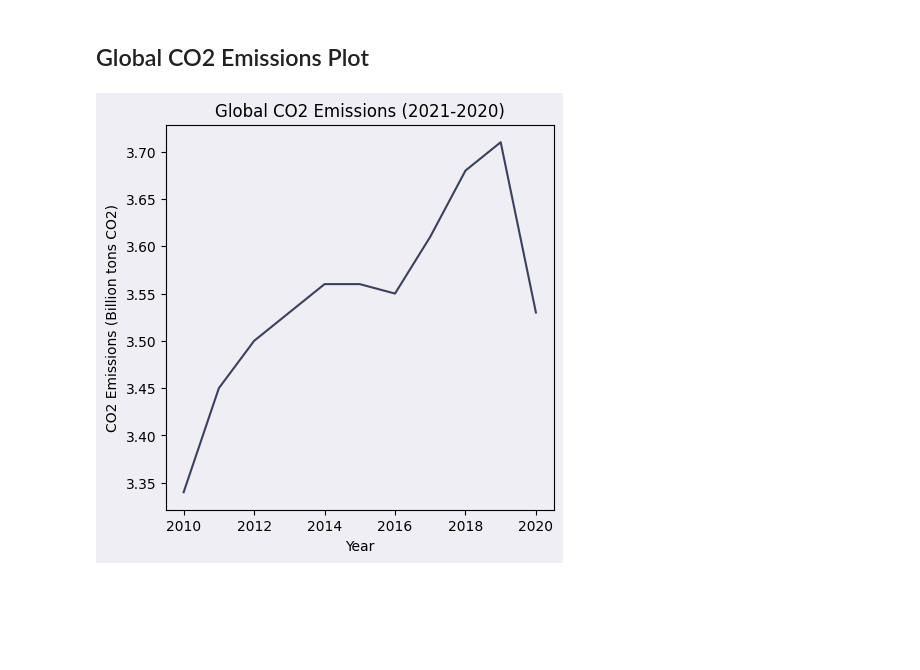
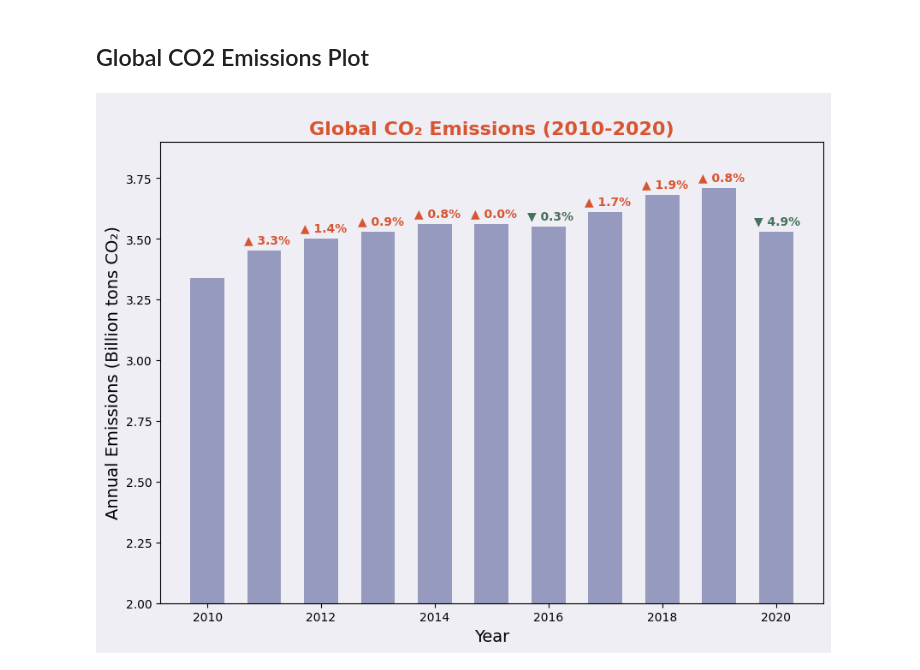
Before and after one commit to simonabors/worlddataviz, a Jupyter notebook: What_just_happened_viz.ipynb, the cells around one changed output. Cells and saved outputs as stored; diff of their text form; code cells hidden in the pictures; blank space fills up the shorter version.

Commit message:
update global emissions chart

```diff
--- a/What_just_happened_viz.ipynb
+++ b/What_just_happened_viz.ipynb
@@ -685,16 +685,30 @@ plt.show()
 [figure]
 # %% [markdown]
 ## Global CO2 Emissions Plot
-# %%
-fig, ax = plt.subplots(1, figsize=(5, 5))
-fig.set_facecolor('#eeeef4')
-ax.set_facecolor('#eeeef4')
-
-plt.plot(energy.global_co2_emissions, color='#3d405b')
-plt.title('Global CO2 Emissions (2010-2020)')
-plt.xlabel('Year')
-plt.ylabel('CO2 Emissions (Billion tons CO2)')
-plt.savefig('GlobalGreenhouseGasEmissions_20230122.svg', format='svg')
-plt.show()
-# %% [output]
-[figure, removed]
+# %%
+energy['global_co2_delta'] = round((energy['global_co2_emissions'] / energy['global_co2_emissions'].shift(1) - 1) * 100, 1)
+# %%
+fig, ax = plt.subplots(1, figsize=(10, 7))
+fig.set_facecolor('#eeeef4')
+ax.set_facecolor('#eeeef4')
+
+plt.bar(energy.index, energy.global_co2_emissions, color='#969abe', width=0.6)
+
+up = u'\u25B2'
+down = u'\u25BC'
+for emit in zip(energy.index, energy.global_co2_emissions, energy.global_co2_delta):
+    if emit[2] >= 0:
+        plt.annotate(f'{up} {abs(emit[2])}%', (emit[0] - .36, emit[1] + 0.03), color='#D85531', weight='heavy')
+    if emit[2] < 0:
+        plt.annotate(f'{down} {abs(emit[2])}%', (emit[0] - .38, emit[1] + 0.03), color=darkgreen_hex, weight='heavy')
+
+twosub = u'\u2082'
+plt.title(f'\nGlobal CO{twosub} Emissions (2010-2020)', fontsize=16, color='#D85531', weight='bold')
+plt.xlabel('Year', fontsize=14)
+plt.xticks(fontsize=10)
+plt.ylabel(f'Annual Emissions (Billion tons CO{twosub})', fontsize=14)
+plt.ylim(2, 3.9)
+plt.savefig('GlobalGreenhouseGasEmissions_20230122.svg', format='svg')
+plt.show()
+# %% [output]
+[figure, added]
```
